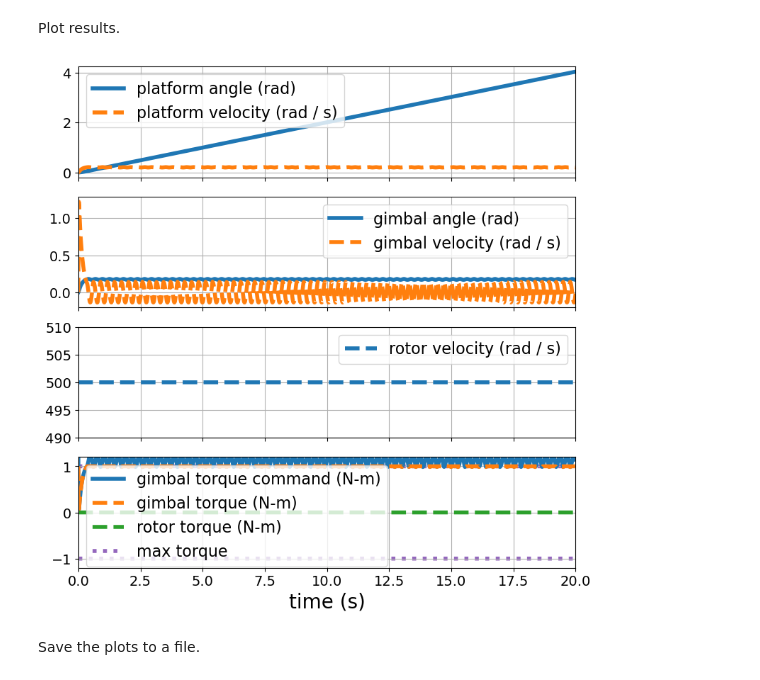
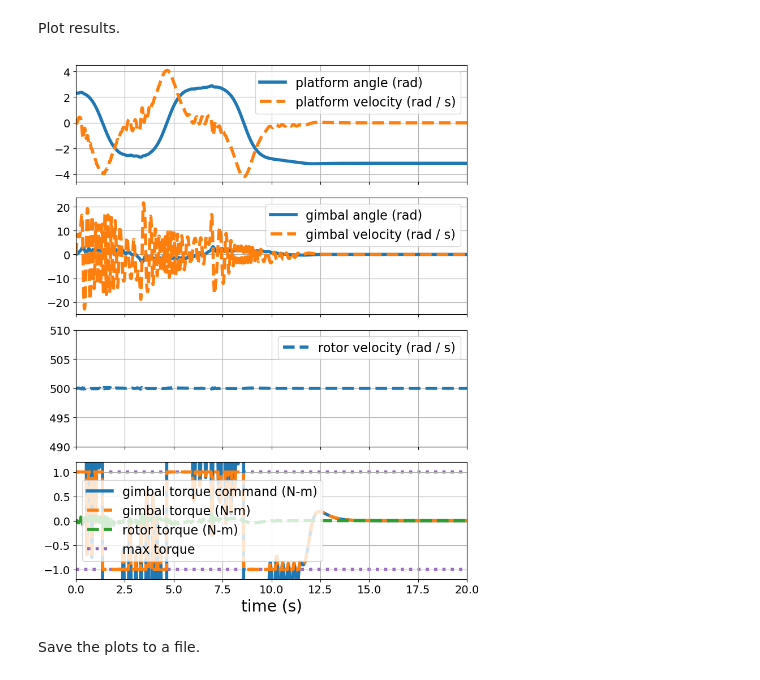
Before and after one commit to lucassmerica/ae353_DP1, a Jupyter notebook: DP1_Alonzo_experimentation.ipynb, the cells around one changed output. Drawn from its saved outputs; the diff is of its cells as text; code cells hidden in the pictures.

```diff
--- a/DP1_Alonzo_experimentation.ipynb
+++ b/DP1_Alonzo_experimentation.ipynb
@@ -14,0 +48,9 @@ import ae353_cmg
+# %%
+A_np = np.array(A).astype(float) #np meaning that the matrix has been converted to an array of floating point values
+B_np = np.array(B).astype(float)
+eigs = np.array([-2., -4., -6., -8.]) #desired eigenvalues (in our case, any 4 negative floats)
+
+#Computes K-matrix that gives us desired eigenvalues
+full_state_feedback = scipy.signal.place_poles(A_np, B_np, eigs)
+K = full_state_feedback.gain_matrix
+computed_poles = full_state_feedback.computed_poles #double checks that eigenvalues are possible, should be the same as eigs
@@ -14,0 +61,3 @@ import ae353_cmg
+# %%
+K = K.flatten()
+K
@@ -40,10 +91,16 @@ Define a controller that maps sensor measurements to actuator commands. By defau
 # %%
 class Controller:
     def __init__(self):
-        self.
+        self.q1e = np.pi
+        self.q2e = 0
+        self.v1e = 0
+        self.v2e = 0
 
     def reset(self):
-        pass
+        self.q1e = np.pi
+        self.q2e = 0
+        self.v1e = 0
+        self.v2e = 0
 
     def run(
             self,
@@ -54,11 +111,14 @@ class Controller:
             gimbal_velocity,
         ):
 
-        # FIXME: replace the following line
-        x = np.array([[platform_angle, gimbal_angle, platform_velocity, gimbal_velocity])
-        gimbal_torque = -K*x
+        pa = platform_angle%(2*np.pi)
+        x = np.array([[pa - self.q1e],
+                      [gimbal_angle - self.q2e],
+                      [platform_velocity - self.v1e],
+                      [gimbal_velocity - self.v2e]])
 
-        return gimbal_torque
+        gimbal_torque = -K@x
+        return gimbal_torque[0]
 # %% [markdown]
 Create an instance of the controller.
 # %%
@@ -104,7 +164,7 @@ plt.imsave('my_snapshot.png', rgba)
 Plot results.
 # %%
 # Create a figure with three subplots, all of which share the same x-axis
-fig, (ax_platform, ax_gimbal, ax_rotor, ax_torque) = plt.subplots(4, 1, figsize=(8, 8), sharex=True)
+fig, (ax_platform, ax_gimbal, ax_rotor, ax_torque) = plt.subplots(4, 1, figsize=(8, 10), sharex=True)
 
 # Plot platform angle and velocity
 ax_platform.plot(
@@ -149,34 +209,34 @@ ax_torque.plot(
 )
 ax_torque.plot(
     data['t'], data['gimbal_torque'],
     '--', label='gimbal torque (N-m)', linewidth=4,
 )
 ax_torque.plot(
     data['t'], data['rotor_torque'],
     '--', label='rotor torque (N-m)', linewidth=4,
 )
 ax_torque.plot(
     data['t'], np.ones_like(data['t']) * simulator.tau_max,
     ':', label='max torque', linewidth=4, color='C4', zorder=0,
 )
 ax_torque.plot(
     data['t'], -np.ones_like(data['t']) * simulator.tau_max,
     ':', linewidth=4, color='C4', zorder=0,
 )
 ax_torque.grid()
 ax_torque.legend(fontsize=16)
 ax_torque.tick_params(labelsize=14)
 
 # Set x-axis properties (only need to do this on the last
 # subplot since all subplots share the same x-axis)
 ax_torque.set_xlabel('time (s)', fontsize=20)
 ax_torque.set_xlim([data['t'][0], data['t'][-1]])
 ax_torque.set_ylim(-1.2 * simulator.tau_max, 1.2 * simulator.tau_max)
 
 # Make the arrangement of subplots look nice
 fig.tight_layout()
 # %% [output]
-[figure, old version]
+[figure, new version]
 # %% [markdown]
 Save the plots to a file.
 # %%
```
Also changed, not shown: parts of 5 cells of this notebook, 2 other files.
